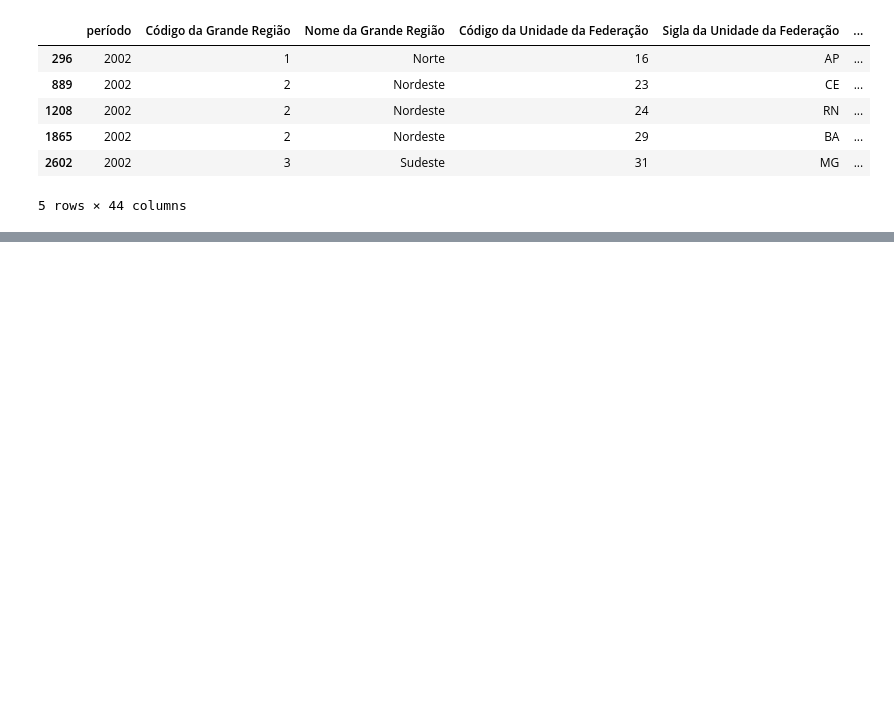
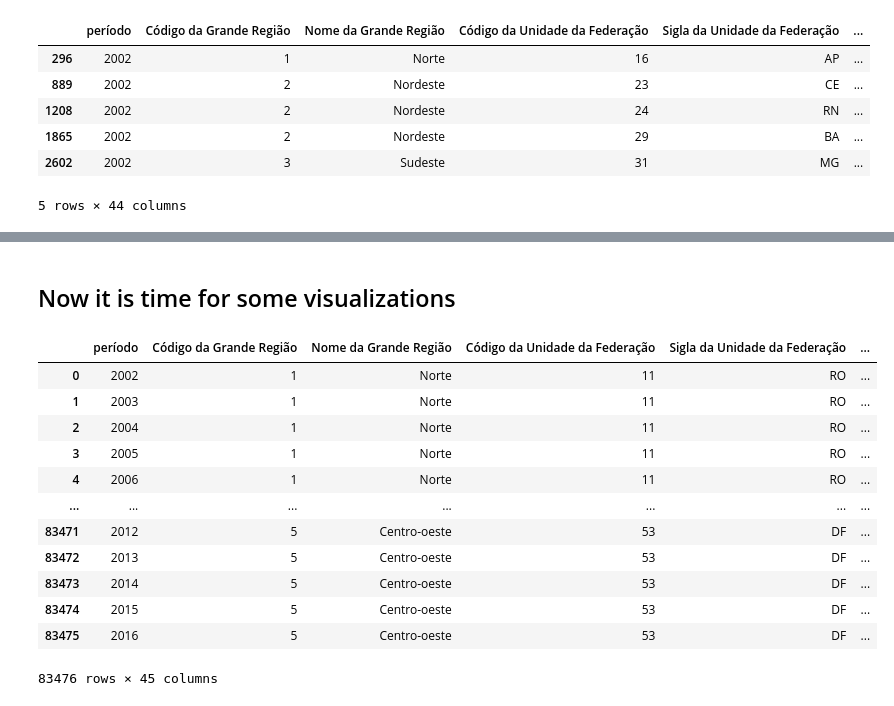
Before and after one commit to vgs2/Socioeconomic-analysis-of-the-brazilian-cities, a Jupyter notebook: projeto.ipynb, the cells around one changed output, grey strips where cells are left out. Drawn from its saved outputs; the diff is of its cells as text; code cells hidden in the pictures; blank space fills up the shorter version.

Commit message:
Cleaned the dataset

```diff
--- a/projeto.ipynb
+++ b/projeto.ipynb
@@ -272,0 +229,18 @@ aux[aux['NOME DO MUNICÍPIO']=='Recife']
+# %%
+def auxfunc(a):
+    result = False
+    if(isinstance(a,int) == True):
+        result = True
+    elif(isinstance(a,float) == True):
+        result = True
+    return result
+def clean(a):
+    return a.replace('.','').replace('(*)', '').replace('(1)', '').replace('(2)', '').replace('*', '')
+
+
+dftest['test1'] = dftest['POPULAÇÃO ESTIMADA'].map(auxfunc)
+replaced = dftest[dftest['test1']==False]['POPULAÇÃO ESTIMADA'].values
+replaceby = dftest[dftest['test1']==False]['POPULAÇÃO ESTIMADA'].map(clean).map(int)
+dftest['POPULAÇÃO ESTIMADA'].replace(replaced, replaceby, inplace=True)
+dftest['POPULAÇÃO ESTIMADA'] = dftest['POPULAÇÃO ESTIMADA'].astype(int)
+dftest[dftest['test1']==False]['POPULAÇÃO ESTIMADA']
@@ -272,0 +263,18 @@ aux[aux['NOME DO MUNICÍPIO']=='Recife']
+# %% [markdown]
+## Now it is time for some visualizations
+# %%
+dftest
+# %% [output]
+|  | período | Código da Grande Região | Nome da Grande Região | Código da Unidade da Federação | Sigla da Unidade da Federação | ... |
+| 0 | 2002 | 1 | Norte | 11 | RO | ... |
+| 1 | 2003 | 1 | Norte | 11 | RO | ... |
+| 2 | 2004 | 1 | Norte | 11 | RO | ... |
+| 3 | 2005 | 1 | Norte | 11 | RO | ... |
+| 4 | 2006 | 1 | Norte | 11 | RO | ... |
+| ... | ... | ... | ... | ... | ... | ... |
+| 83471 | 2012 | 5 | Centro-oeste | 53 | DF | ... |
+| 83472 | 2013 | 5 | Centro-oeste | 53 | DF | ... |
+| 83473 | 2014 | 5 | Centro-oeste | 53 | DF | ... |
+| 83474 | 2015 | 5 | Centro-oeste | 53 | DF | ... |
+| 83475 | 2016 | 5 | Centro-oeste | 53 | DF | ... |
+83476 rows × 45 columns
```
Also changed, not shown: parts of 9 cells of this notebook.
